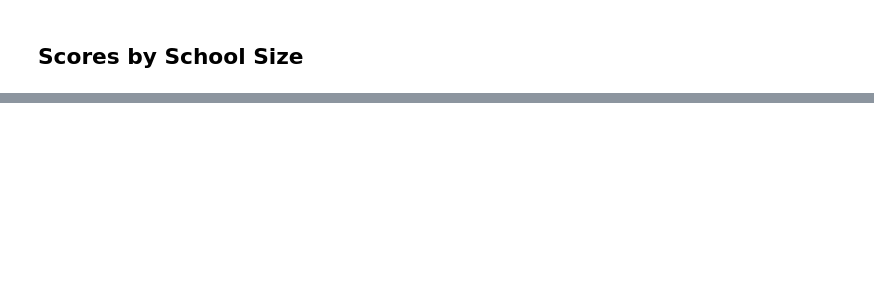
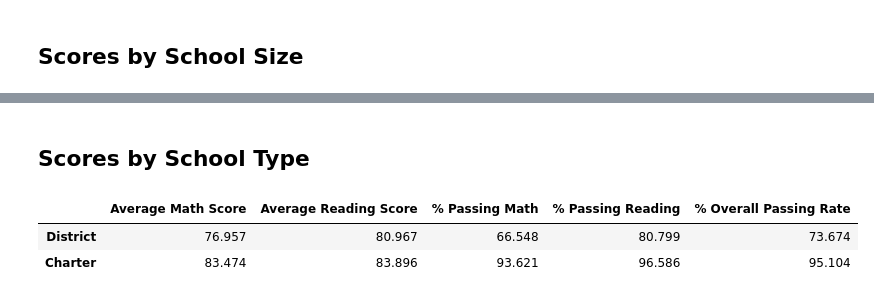
Before and after one commit to dxvo/Unit4_Pandas, a Jupyter notebook: hw4.ipynb, the cells around one changed output, grey strips where cells are left out. Saved outputs shown, nothing was run; the diff lists cells and outputs as text; code cells hidden in the pictures; blank space fills up the shorter version.

```diff
--- a/hw4.ipynb
+++ b/hw4.ipynb
@@ -212,0 +207,17 @@ score_by_size
+# %% [markdown]
+## Scores by School Type
+# %%
+#size_bins = [0, 1000, 2000, 5000]
+type_names = result_t['School Type'].unique()
+score_by_size = pd.DataFrame(index = type_names, columns = column_names)
+for i in range(len(type_names)):
+    for name in column_names:
+        temp_dataframe = result_t[result_t['School Type'] == type_names[i]]
+        temp_result = round(temp_dataframe[name].sum()/len(temp_dataframe),3)
+        score_by_size.loc[type_names[i],name] = temp_result
+
+score_by_size
+# %% [output]
+|  | Average Math Score | Average Reading Score | % Passing Math | % Passing Reading | % Overall Passing Rate |
+| District | 76.957 | 80.967 | 66.548 | 80.799 | 73.674 |
+| Charter | 83.474 | 83.896 | 93.621 | 96.586 | 95.104 |
```
Also changed, not shown: parts of 2 cells of this notebook.
